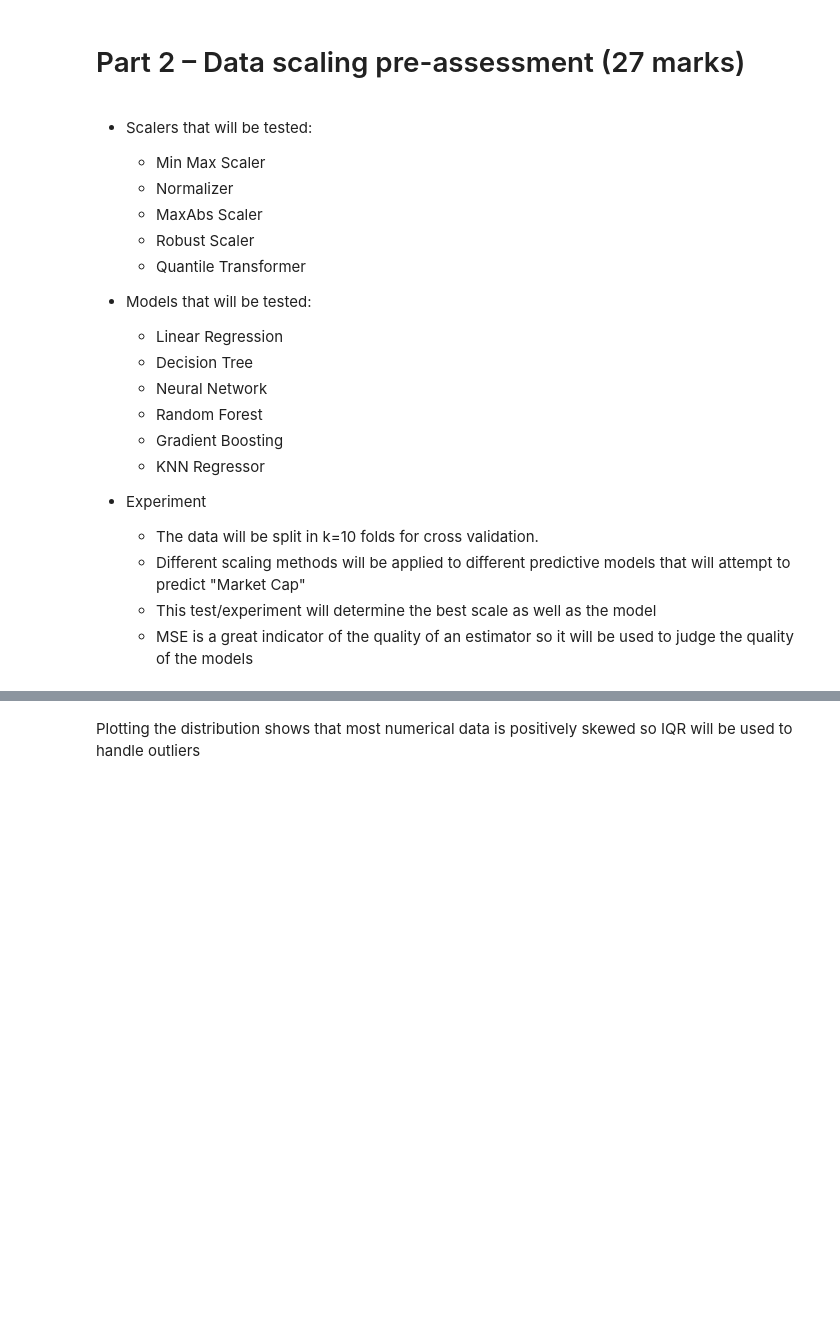
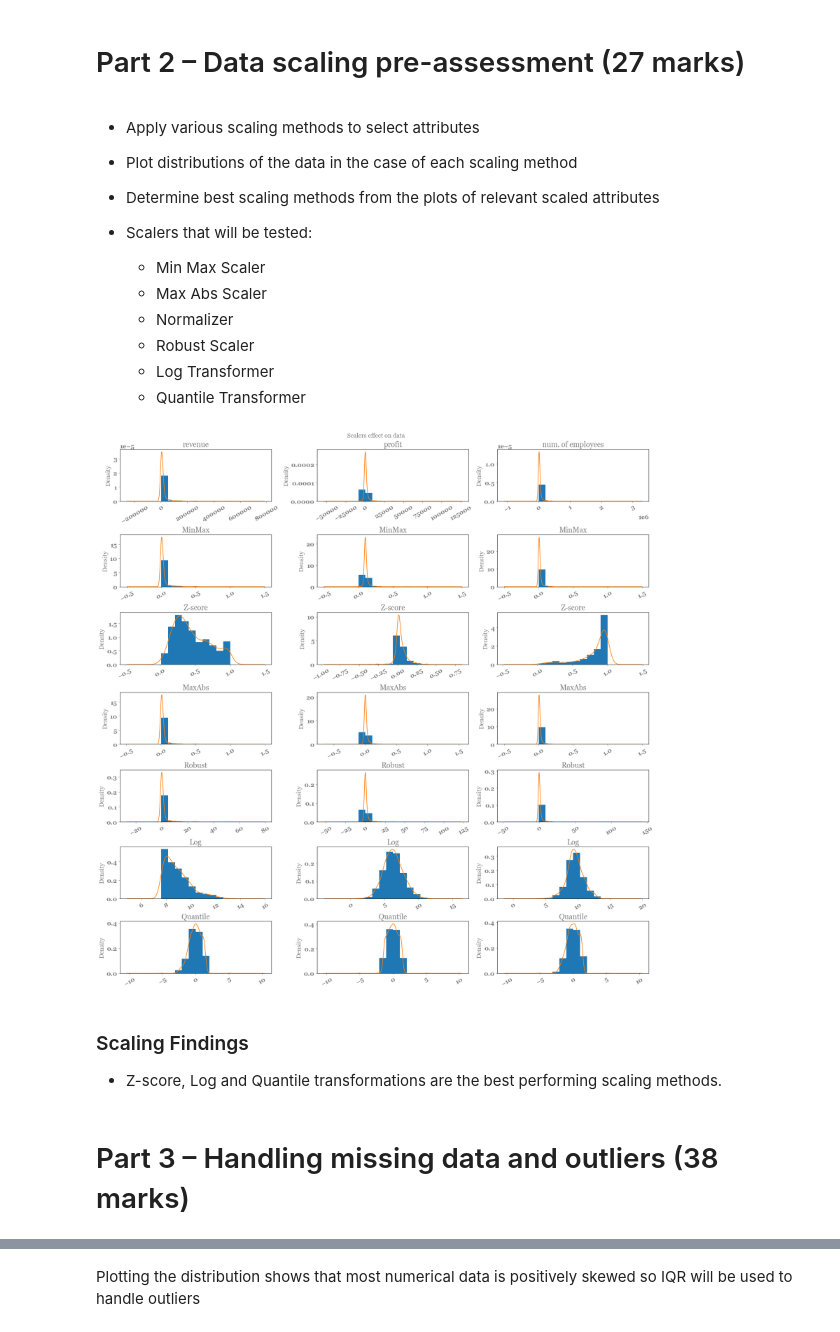
Before and after one commit to BrandonHardatt/fortune-1000, a Jupyter notebook: Project-Iteration2.ipynb, the cells around one changed output, grey strips where cells are left out. Cells and saved outputs as stored; diff of their text form; code cells hidden in the pictures; blank space fills up the shorter version.

```diff
--- a/Project-Iteration2.ipynb
+++ b/Project-Iteration2.ipynb
@@ -176,7 +179,8 @@ def labelEncoder(df, columns, encoder):
 
     return temp
 
-labelEncoder(df, categorical_attributes,  LabelEncoder())
+df = labelEncoder(df, categorical_attributes,  LabelEncoder())
+df
 # %% [output]
 |  | company | Ticker | CEO | ceo_founder | ceo_woman | city | state | revenue | profit | profitable | ... |
 | rank |  |  |  |  |  |  |  |  |  |  | ... |
@@ -216,25 +220,58 @@ df
 # %% [markdown]
 # Part 2 – Data scaling pre-assessment (27 marks)
 # %% [markdown]
+- Apply various scaling methods to select attributes
+- Plot distributions of the data in the case of each scaling method
+- Determine best scaling methods from the plots of relevant scaled attributes
+
+
 - Scalers that will be tested:
     - Min Max Scaler
+    - Max Abs Scaler
     - Normalizer
-    - MaxAbs Scaler
     - Robust Scaler
+    - Log Transformer
     - Quantile Transformer
-
-
-- Models that will be tested:
-    - Linear Regression
-    - Decision Tree
-    - Neural Network
-    - Random Forest
-    - Gradient Boosting
-    - KNN Regressor
-
-
-- Experiment
-    - The data will be split in k=10 folds for cross validation.
-    - Different scaling methods will be applied to different predictive models that will attempt to predict "Market Cap"
-    - This test/experiment will determine the best scale as well as the model
-    - MSE is a great indicator of the quality of an estimator so it will be used to judge the quality of the models
+# %%
+from sklearn.preprocessing import Normalizer, QuantileTransformer, RobustScaler, MinMaxScaler, MaxAbsScaler, FunctionTransformer
+
+scaler_names, scaled_dfs = ['MinMax', 'Z-score', 'MaxAbs', 'Robust', 'Log', 'Quantile'], []
+scalers = [MinMaxScaler(), Normalizer(), MaxAbsScaler(), RobustScaler(), FunctionTransformer(np.log1p),
+           QuantileTransformer(n_quantiles=10, random_state=0, output_distribution='normal')]
+cols_to_be_scaled = ['revenue', 'profit','num. of employees']       # selected certain columns for scaling
+# %%
+# Plots distributions side-by-side for tranformed datasets in the case of each applied scaling technique above.
+
+def plot_histograms_density_for_scalers(df, columns, fig_title, scaled_dfs, scaler_names):
+    fig, axs = plt.subplots(len(scaled_dfs)+1,len(columns),figsize=(20,20),constrained_layout=True)
+    fig.suptitle(fig_title, fontsize=16)
+    axs = axs.flatten()
+    i = 0
+    for c in columns:
+        df[c].hist(ax=axs[i], density=True) # normalizes the density
+        df[c].plot.density(ax=axs[i], title=c, rot=30)
+        i+=1
+    for j in range(len(scaled_dfs)):
+        for c in columns:
+            scaled_dfs[j][c].hist(ax=axs[i], density=True, stacked=True) # normalizes the density
+            scaled_dfs[j][c].plot.density(ax=axs[i], title=scaler_names[j], rot=30)
+            i+=1
+# %%
+# creating a list of scaled versions of the dataframe, for the purpose of comparing attribute plots
+
+temp_scaling = df.copy()
+temp_scaling = temp_scaling.dropna()
+
+for j in range(len(scaler_names)):
+    df_scaled = temp_scaling.copy()
+    df_scaled[cols_to_be_scaled] = scalers[j].fit_transform(df_scaled[cols_to_be_scaled])
+    scaled_dfs.append(df_scaled)
+
+plot_histograms_density_for_scalers(df, cols_to_be_scaled, 'Scalers effect on data', scaled_dfs, scaler_names)
+# %% [output]
+[figure, added]
+# %% [markdown]
+### Scaling Findings
+- Z-score, Log and Quantile transformations are the best performing scaling methods.
+# %% [markdown]
+# Part 3 – Handling missing data and outliers (38 marks)
```
Also changed, not shown: parts of 31 cells of this notebook.
